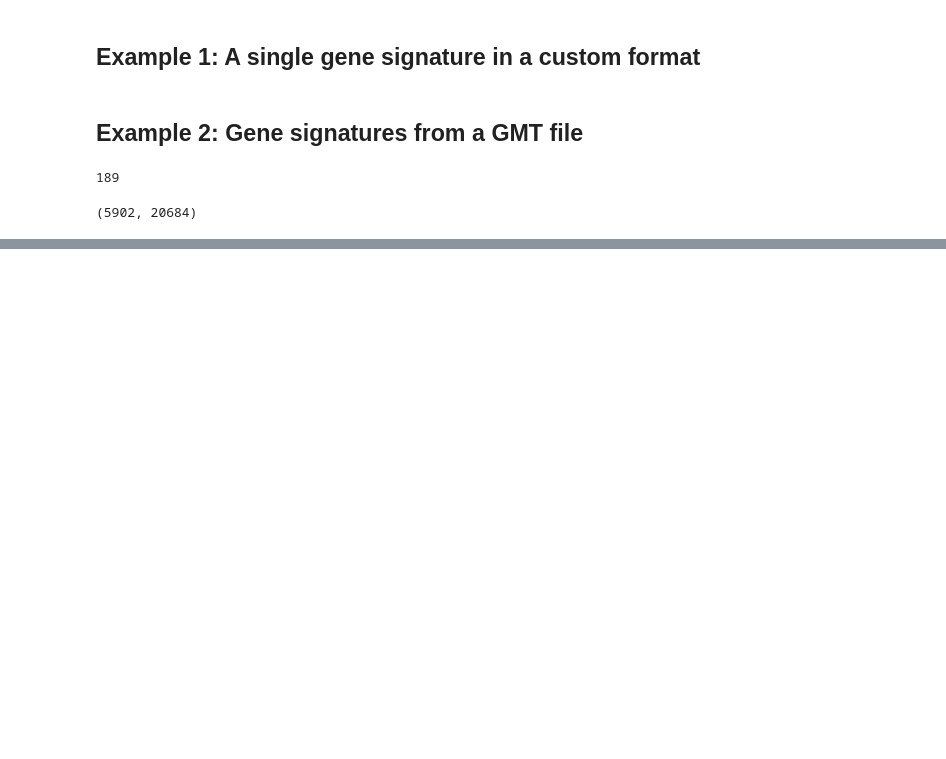
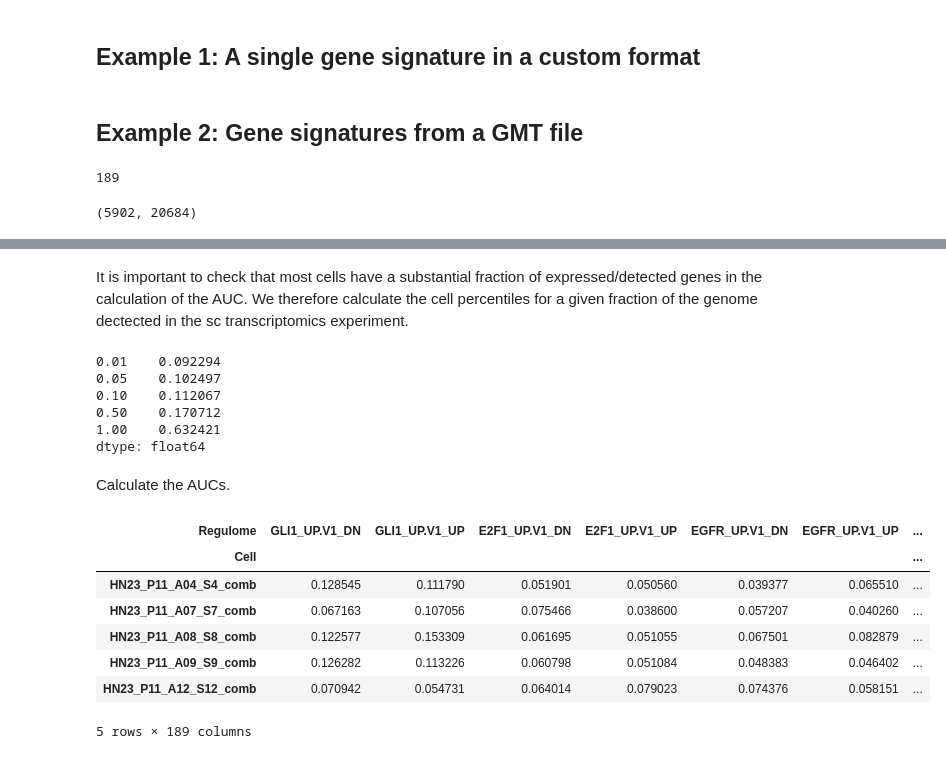
Before and after one commit to aertslab/pySCENIC, a Jupyter notebook: notebooks/pySCENIC - AUCell example.ipynb, the cells around one changed output, grey strips where cells are left out. Saved outputs shown, nothing was run; the diff lists cells and outputs as text; code cells hidden in the pictures; blank space fills up the shorter version.

```diff
--- a/notebooks/pySCENIC - AUCell example.ipynb
+++ b/notebooks/pySCENIC - AUCell example.ipynb
@@ -61,0 +62,26 @@ aucs_mtx = pd.concat([enrichment(rnk_mtx, signature, rank_threshold=1500) for si
+# %% [markdown]
+It is important to check that most cells have a substantial fraction of expressed/detected genes in the calculation of the AUC. We therefore calculate the cell percentiles for a given fraction of the genome dectected in the sc transcriptomics experiment.
+# %%
+percentiles = derive_auc_threshold(ex_matrix)
+percentiles
+# %% [output]
+0.01    0.092294
+0.05    0.102497
+0.10    0.112067
+0.50    0.170712
+1.00    0.632421
+dtype: float64
+# %% [markdown]
+Calculate the AUCs.
+# %%
+aucs_mtx = aucell(ex_matrix, signatures, auc_threshold=percentiles[0.01], num_cores=8)
+aucs_mtx.head()
+# %% [output]
+| Regulome | GLI1_UP.V1_DN | GLI1_UP.V1_UP | E2F1_UP.V1_DN | E2F1_UP.V1_UP | EGFR_UP.V1_DN | EGFR_UP.V1_UP | ... |
+| Cell |  |  |  |  |  |  | ... |
+| HN23_P11_A04_S4_comb | 0.128545 | 0.111790 | 0.051901 | 0.050560 | 0.039377 | 0.065510 | ... |
+| HN23_P11_A07_S7_comb | 0.067163 | 0.107056 | 0.075466 | 0.038600 | 0.057207 | 0.040260 | ... |
+| HN23_P11_A08_S8_comb | 0.122577 | 0.153309 | 0.061695 | 0.051055 | 0.067501 | 0.082879 | ... |
+| HN23_P11_A09_S9_comb | 0.126282 | 0.113226 | 0.060798 | 0.051084 | 0.048383 | 0.046402 | ... |
+| HN23_P11_A12_S12_comb | 0.070942 | 0.054731 | 0.064014 | 0.079023 | 0.074376 | 0.058151 | ... |
+5 rows × 189 columns
```
Also changed, not shown: parts of 12 cells of this notebook, 1 other file.
